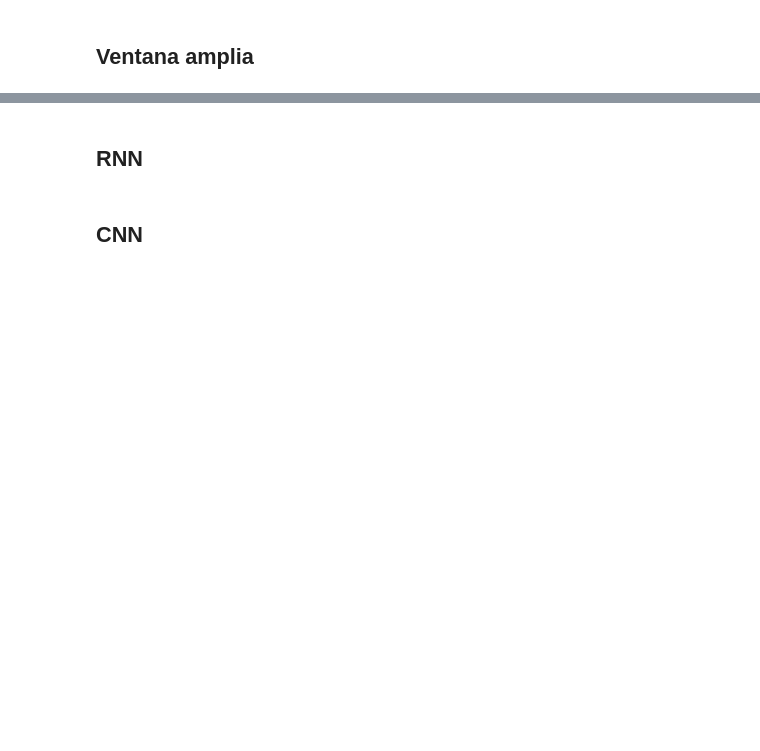
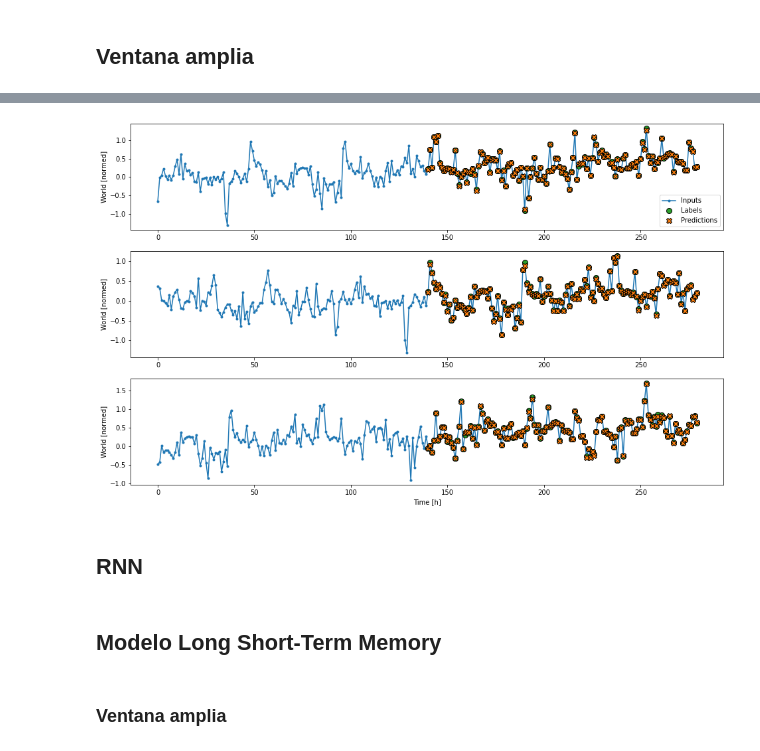
Before and after one commit to HernandezM22/10k-Challenge, a Jupyter notebook: model.ipynb, the cells around one changed output, grey strips where cells are left out. Drawn from its saved outputs; the diff is of its cells as text; code cells hidden in the pictures; blank space fills up the shorter version.

```diff
--- a/model.ipynb
+++ b/model.ipynb
@@ -350,0 +594,2 @@ wide_window.plot(baseline)
+# %%
+loaded_model = tf.keras.models.load_model("convolutional_model.h5")
@@ -350,0 +617,8 @@ wide_window.plot(baseline)
+# %%
+prediction_window = WindowGenerator(
+    input_width=INPUT_WIDTH,
+    label_width=LABEL_WIDTH,
+    shift=1,
+    label_columns=[to_analyze])
+
+prediction_window
@@ -351,5 +643,11 @@ wide_window.plot(baseline)
+# %%
+prediction_window.plot(loaded_model)
+# %% [output]
+[figure, added]
 # %% [markdown]
 ## RNN
+# %% [markdown]
+## Modelo Long Short-Term Memory
 # %%
 lstm_model = tf.keras.models.Sequential([
     # Shape [batch, time, features] => [batch, time, lstm_units]
@@ -357,5 +657,5 @@ lstm_model = tf.keras.models.Sequential([
     # Shape => [batch, time, features]
     tf.keras.layers.Dense(units=1)
 ])
-# %% [markdown]
-## CNN
+# %% [markdown]
+### Ventana amplia
```
Also changed, not shown: parts of 56 cells of this notebook, 1 other file.
